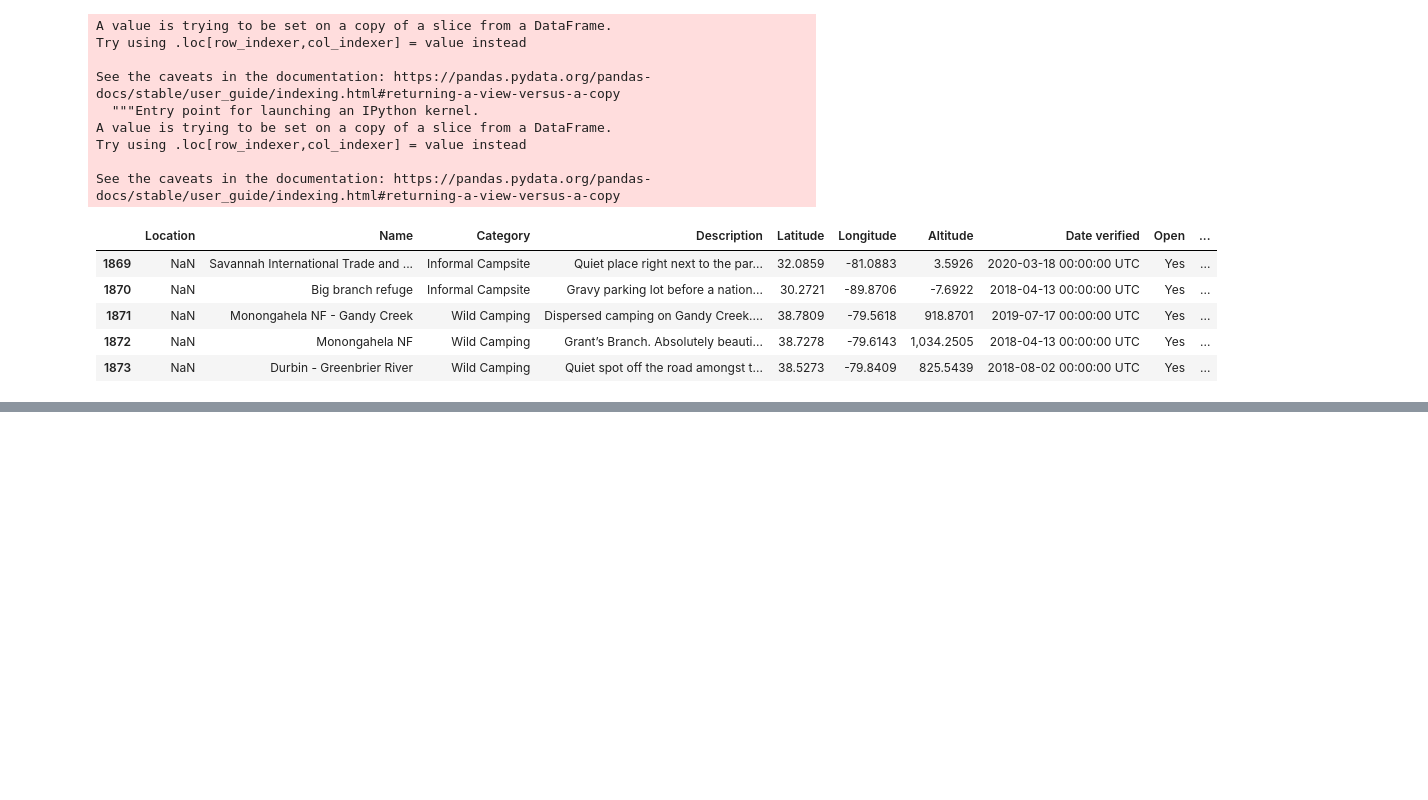
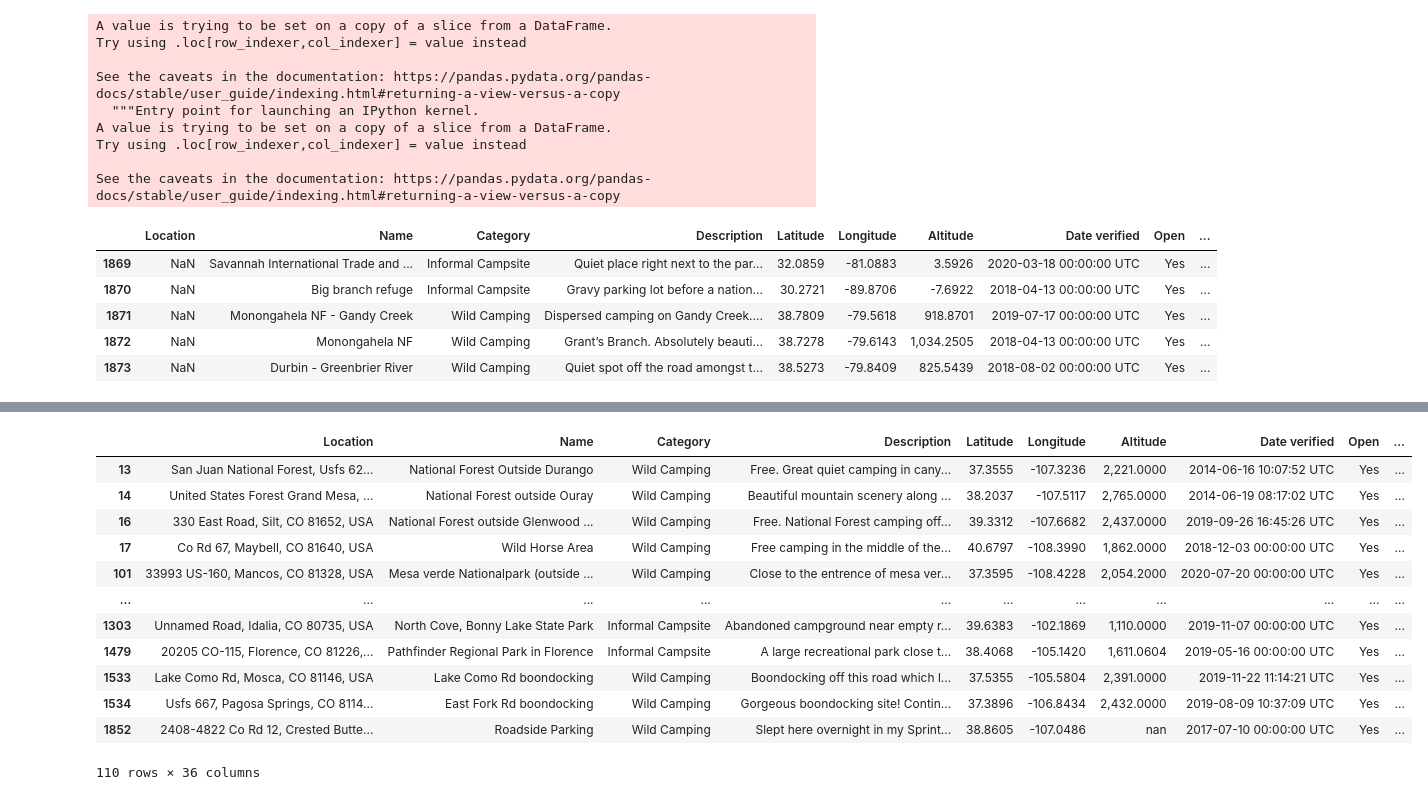
Before and after one commit to paultanger/CampsitePredict, a Jupyter notebook: get_states_zips.ipynb, the cells around one changed output, grey strips where cells are left out. Cells and saved outputs as stored; diff of their text form; code cells hidden in the pictures; blank space fills up the shorter version.

```diff
--- a/get_states_zips.ipynb
+++ b/get_states_zips.ipynb
@@ -364,0 +515,2 @@ waiting for: 2 seconds
+# %%
+USdata_has_loc = USdata[~pd.isna(USdata['Location'])].copy()
@@ -364,0 +546,16 @@ waiting for: 2 seconds
+# %%
+USdata_has_loc[USdata_has_loc['Location'].str.contains(' CO', case=True, regex=False)]
+# %% [output]
+|  | Location | Name | Category | Description | Latitude | Longitude | Altitude | Date verified | Open | ... |
+| 13 | San Juan National Forest, Usfs 62... | National Forest Outside Durango | Wild Camping | Free. Great quiet camping in cany... | 37.3555 | -107.3236 | 2,221.0000 | 2014-06-16 10:07:52 UTC | Yes | ... |
+| 14 | United States Forest Grand Mesa, ... | National Forest outside Ouray | Wild Camping | Beautiful mountain scenery along ... | 38.2037 | -107.5117 | 2,765.0000 | 2014-06-19 08:17:02 UTC | Yes | ... |
+| 16 | 330 East Road, Silt, CO 81652, USA | National Forest outside Glenwood ... | Wild Camping | Free. National Forest camping off... | 39.3312 | -107.6682 | 2,437.0000 | 2019-09-26 16:45:26 UTC | Yes | ... |
+| 17 | Co Rd 67, Maybell, CO 81640, USA | Wild Horse Area | Wild Camping | Free camping in the middle of the... | 40.6797 | -108.3990 | 1,862.0000 | 2018-12-03 00:00:00 UTC | Yes | ... |
+| 101 | 33993 US-160, Mancos, CO 81328, USA | Mesa verde Nationalpark (outside ... | Wild Camping | Close to the entrence of mesa ver... | 37.3595 | -108.4228 | 2,054.2000 | 2020-07-20 00:00:00 UTC | Yes | ... |
+| ... | ... | ... | ... | ... | ... | ... | ... | ... | ... | ... |
+| 1303 | Unnamed Road, Idalia, CO 80735, USA | North Cove, Bonny Lake State Park | Informal Campsite | Abandoned campground near empty r... | 39.6383 | -102.1869 | 1,110.0000 | 2019-11-07 00:00:00 UTC | Yes | ... |
+| 1479 | 20205 CO-115, Florence, CO 81226,... | Pathfinder Regional Park in Florence | Informal Campsite | A large recreational park close t... | 38.4068 | -105.1420 | 1,611.0604 | 2019-05-16 00:00:00 UTC | Yes | ... |
+| 1533 | Lake Como Rd, Mosca, CO 81146, USA | Lake Como Rd boondocking | Wild Camping | Boondocking off this road which l... | 37.5355 | -105.5804 | 2,391.0000 | 2019-11-22 11:14:21 UTC | Yes | ... |
+| 1534 | Usfs 667, Pagosa Springs, CO 8114... | East Fork Rd boondocking | Wild Camping | Gorgeous boondocking site! Contin... | 37.3896 | -106.8434 | 2,432.0000 | 2019-08-09 10:37:09 UTC | Yes | ... |
+| 1852 | 2408-4822 Co Rd 12, Crested Butte... | Roadside Parking | Wild Camping | Slept here overnight in my Sprint... | 38.8605 | -107.0486 | nan | 2017-07-10 00:00:00 UTC | Yes | ... |
+110 rows × 36 columns
```
Also changed, not shown: parts of 41 cells of this notebook, 2 other files.
